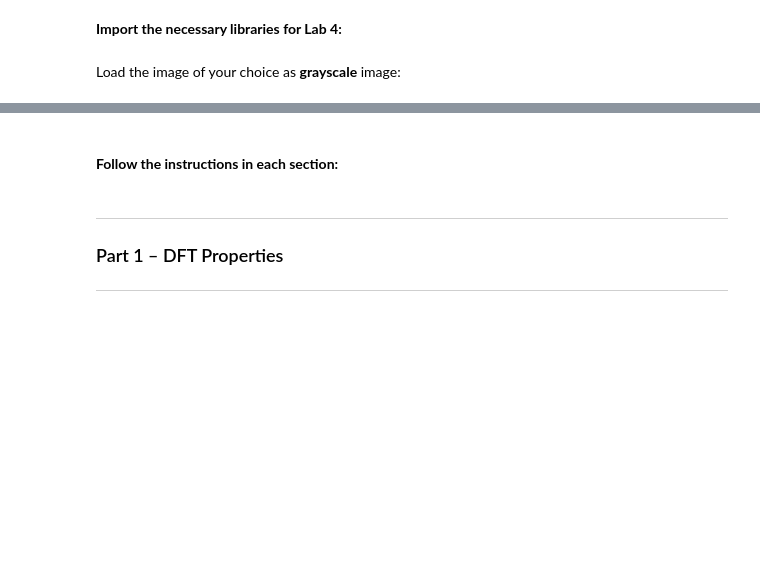
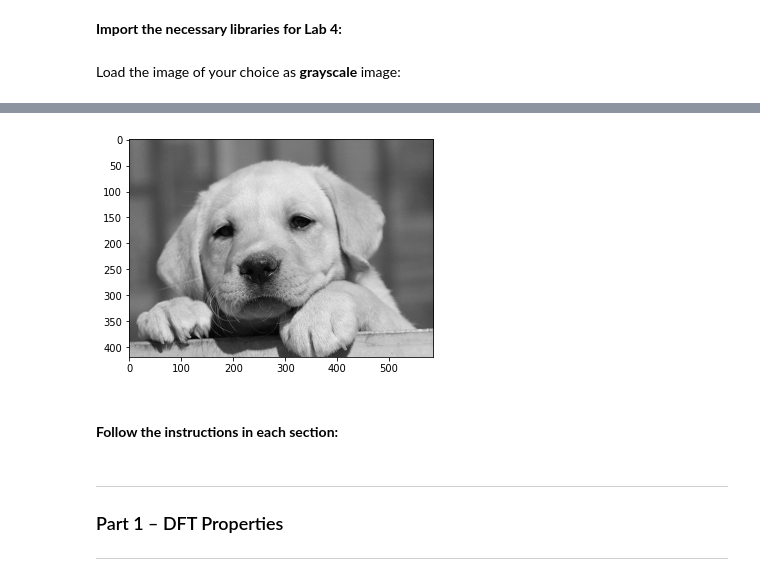
Before and after one commit to nadavschwalb/image_processing, a Jupyter notebook: Lab_4_student.ipynb, the cells around one changed output, grey strips where cells are left out. Drawn from its saved outputs; the diff is of its cells as text; code cells hidden in the pictures; blank space fills up the shorter version.

```diff
--- a/Lab_4_student.ipynb
+++ b/Lab_4_student.ipynb
@@ -16,3 +25,9 @@ Load the image of your choice as **grayscale** image:
+# %%
+puppy_image = plt.imread('puppy_gray.png')
+plt.imshow(puppy_image, cmap='gray')
+plt.show()
+# %% [output]
+[figure, added]
 # %% [markdown]
 #### **Follow the instructions in each section:**
 # %% [markdown]
```
Also changed, not shown: parts of 13 cells of this notebook.
